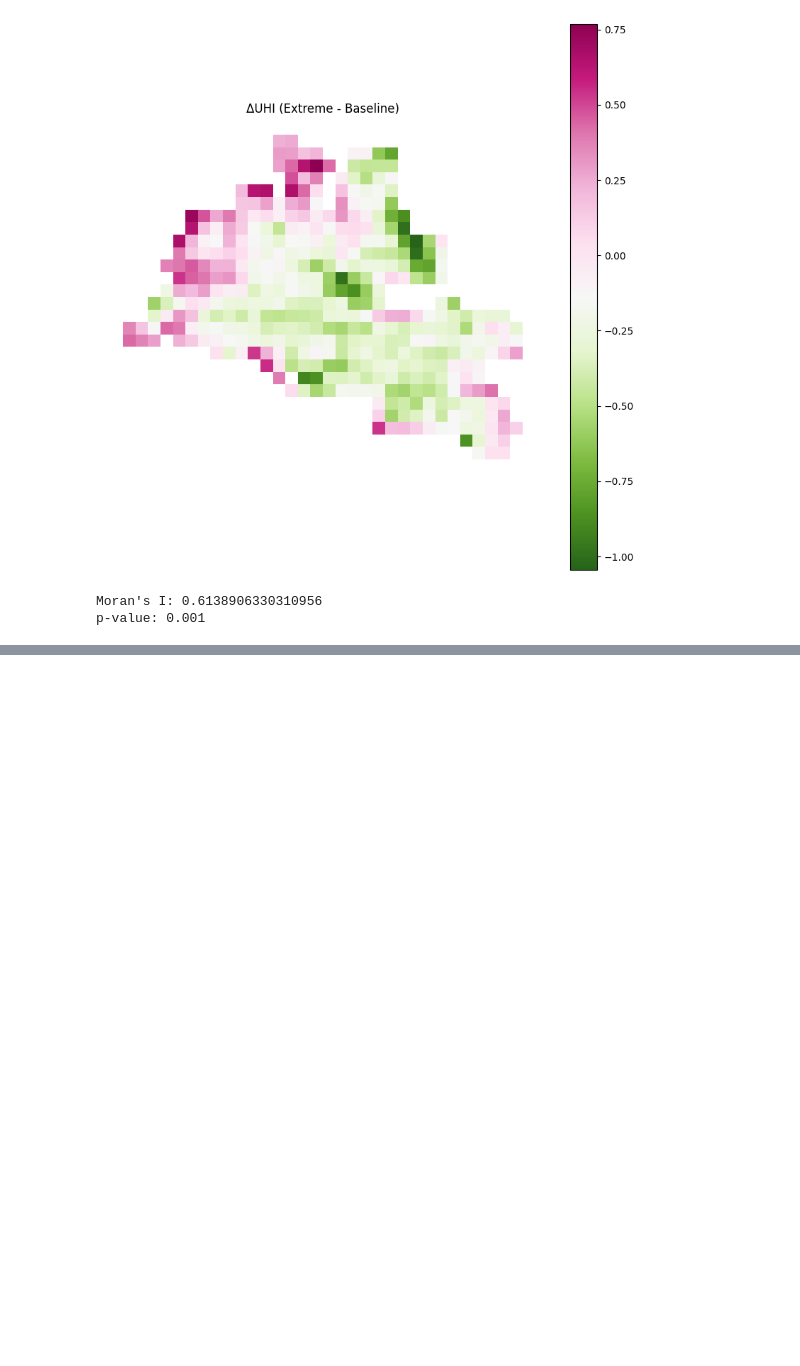
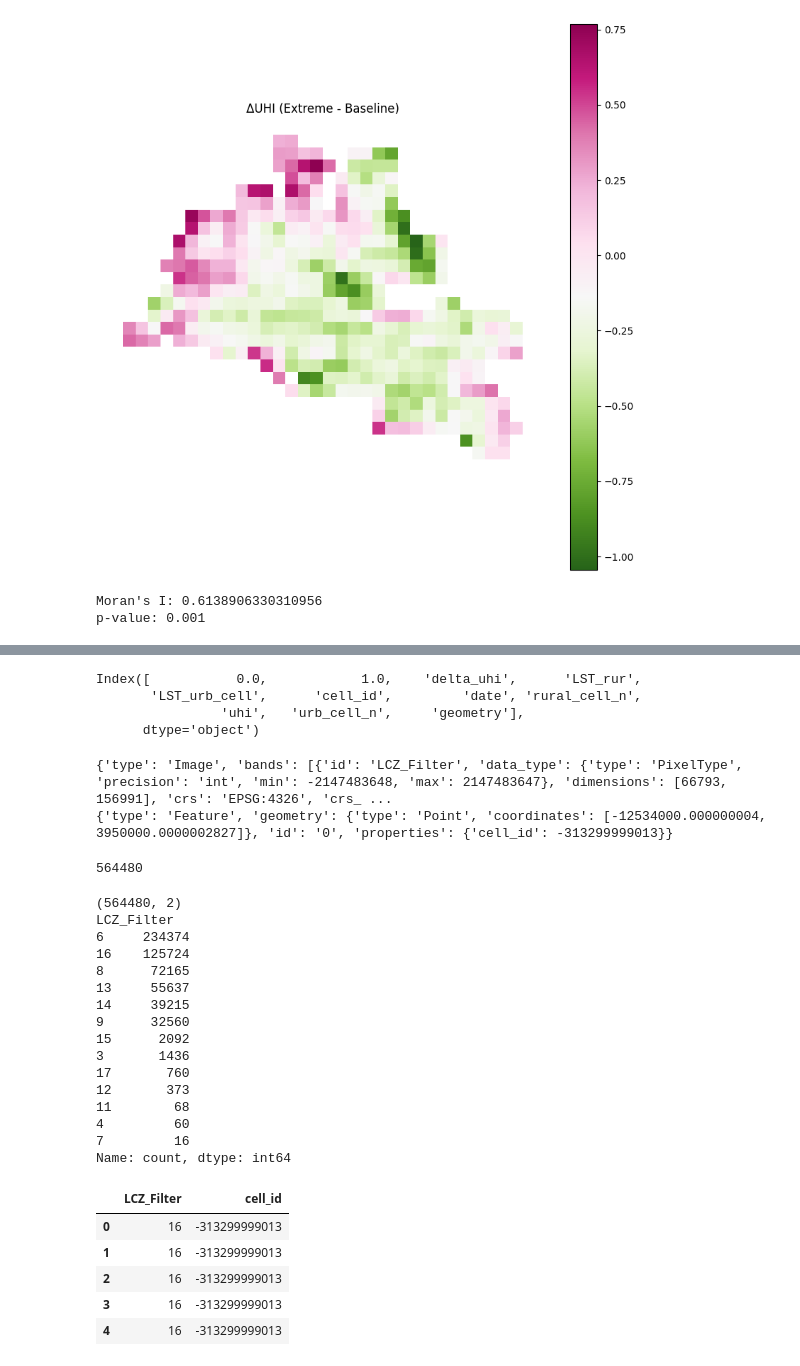
Before and after one commit to cchen744/uhi-extreme-heat-response, a Jupyter notebook: notebooks/03_city_cell_generation.ipynb, the cells around one changed output, grey strips where cells are left out. Saved outputs shown, nothing was run; the diff lists cells and outputs as text; code cells hidden in the pictures; blank space fills up the shorter version.

```diff
--- a/notebooks/03_city_cell_generation.ipynb
+++ b/notebooks/03_city_cell_generation.ipynb
@@ -610,0 +618,33 @@ p-value: 0.001
+# %%
+grouped_gdf.columns
+# %% [output]
+Index([           0.0,            1.0,    'delta_uhi',      'LST_rur',
+       'LST_urb_cell',      'cell_id',         'date', 'rural_cell_n',
+                'uhi',   'urb_cell_n',     'geometry'],
+      dtype='object')
+# %%
+grouped_gdf["centroid"] = grouped_gdf.geometry.centroid
+
+def gdf_to_ee_points(gdf):
+    feats = []
+    for _, row in gdf.iterrows():
+        geom = ee.Geometry.Point([row["centroid"].x, row["centroid"].y])
+        feat = ee.Feature(geom, {"cell_id": row["cell_id"]})
+        feats.append(feat)
+    return ee.FeatureCollection(feats)
+
+grid_fc = gdf_to_ee_points(grouped_gdf)
+# %%
+lcz_img = ee.ImageCollection("RUB/RUBCLIM/LCZ/global_lcz_map/latest").first().select("LCZ_Filter")
+
+lcz_sample = lcz_img.sampleRegions(
+    collection=grid_fc,
+    scale=100,
+    geometries=False
+)
+
+print(lcz_img.getInfo())         # check projection/bounds
+print(grid_fc.first().getInfo()) # check geometry coordinates
+# %% [output]
+{'type': 'Image', 'bands': [{'id': 'LCZ_Filter', 'data_type': {'type': 'PixelType', 'precision': 'int', 'min': -2147483648, 'max': 2147483647}, 'dimensions': [66793, 156991], 'crs': 'EPSG:4326', 'crs_ ...
+{'type': 'Feature', 'geometry': {'type': 'Point', 'coordinates': [-12534000.000000004, 3950000.0000002827]}, 'id': '0', 'properties': {'cell_id': -313299999013}}
@@ -610,0 +663,47 @@ p-value: 0.001
+# %%
+grid_gdf = grouped_gdf.to_crs("EPSG:4326")
+grid_gdf_clean = (grid_gdf[["cell_id", "geometry"]]
+                  .dropna(subset=["cell_id"])          # remove NaN cell_ids
+                  .assign(cell_id=lambda x: x["cell_id"].astype(str))  # ensure string
+                  .to_crs("EPSG:4326"))
+
+grid_fc = geemap.gdf_to_ee(grid_gdf_clean)
+
+lcz_sample = lcz_img.sampleRegions(
+    collection=grid_fc,
+    scale=100,
+    tileScale=4,
+    geometries=False
+)
+
+print(lcz_sample.size().getInfo())  # should be non-zero now
+# %% [output]
+564480
+# %%
+lcz_df = geemap.ee_to_df(lcz_sample)
+print(lcz_df.shape)
+print(lcz_df["LCZ_Filter"].value_counts())
+lcz_df.head()
+# %% [output]
+(564480, 2)
+LCZ_Filter
+6     234374
+16    125724
+8      72165
+13     55637
+14     39215
+9      32560
+15      2092
+3       1436
+17       760
+12       373
+11        68
+4         60
+7         16
+Name: count, dtype: int64
+|  | LCZ_Filter | cell_id |
+| 0 | 16 | -313299999013 |
+| 1 | 16 | -313299999013 |
+| 2 | 16 | -313299999013 |
+| 3 | 16 | -313299999013 |
+| 4 | 16 | -313299999013 |
```
Also changed, not shown: parts of 14 cells of this notebook.
